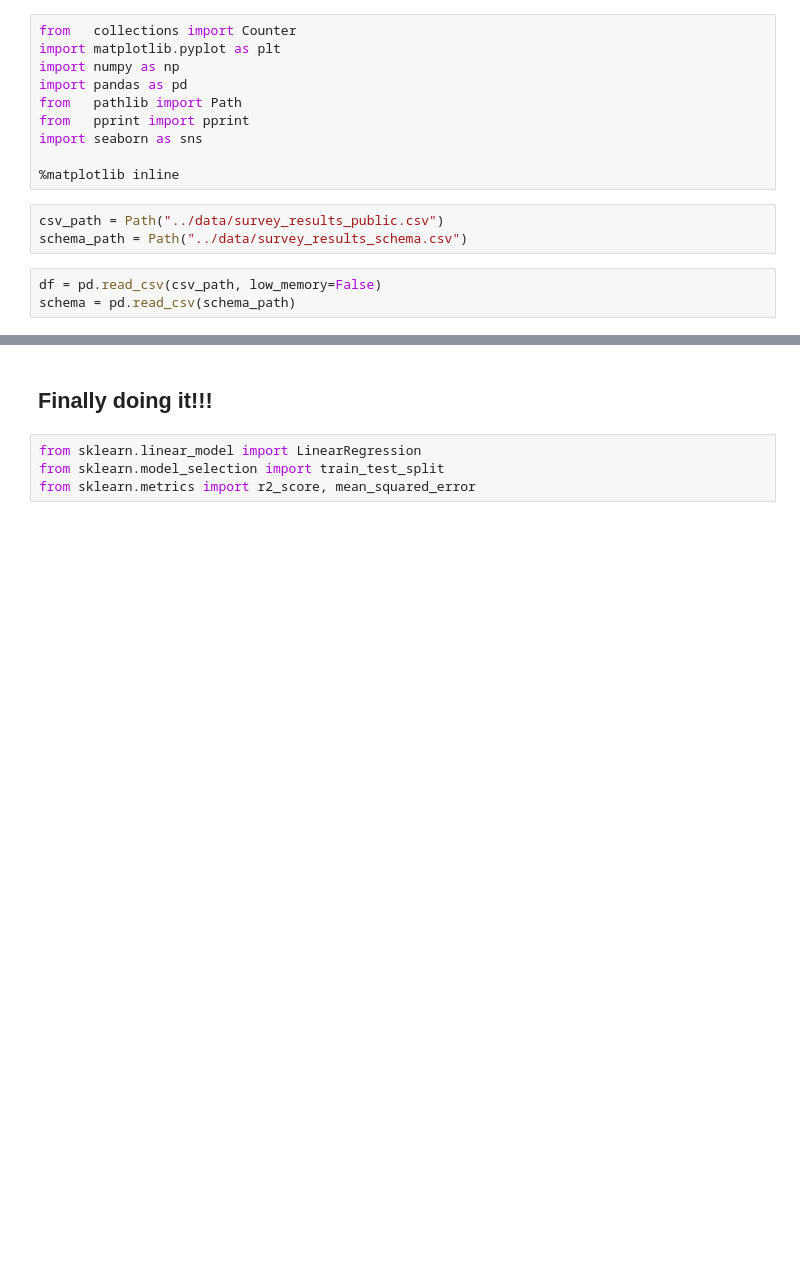
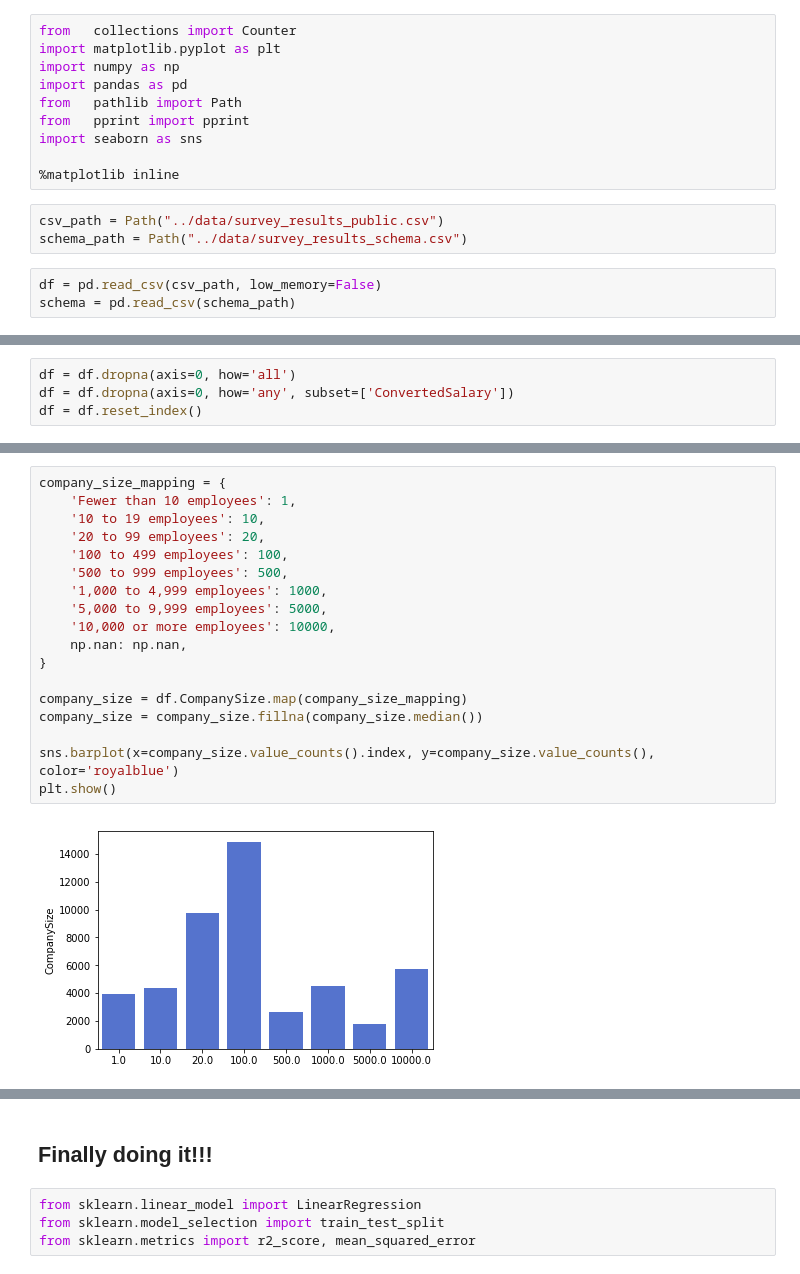
Before and after one commit to joshtice/stackoverflow2018, a Jupyter notebook: model.ipynb, the cells around one changed output, grey strips where cells are left out. Drawn from its saved outputs; the diff is of its cells as text; blank space fills up the shorter version.

```diff
--- a/model.ipynb
+++ b/model.ipynb
@@ -507,0 +72,4 @@ df2.shape
+# %%
+df = df.dropna(axis=0, how='all')
+df = df.dropna(axis=0, how='any', subset=['ConvertedSalary'])
+df = df.reset_index()
@@ -507,0 +118,20 @@ df2.shape
+# %%
+company_size_mapping = {
+    'Fewer than 10 employees': 1,
+    '10 to 19 employees': 10,
+    '20 to 99 employees': 20,
+    '100 to 499 employees': 100,
+    '500 to 999 employees': 500,
+    '1,000 to 4,999 employees': 1000,
+    '5,000 to 9,999 employees': 5000,
+    '10,000 or more employees': 10000,
+    np.nan: np.nan,
+}
+
+company_size = df.CompanySize.map(company_size_mapping)
+company_size = company_size.fillna(company_size.median())
+
+sns.barplot(x=company_size.value_counts().index, y=company_size.value_counts(), color='royalblue')
+plt.show()
+# %% [output]
+[figure, added]
```
Also changed, not shown: parts of 97 cells of this notebook.
